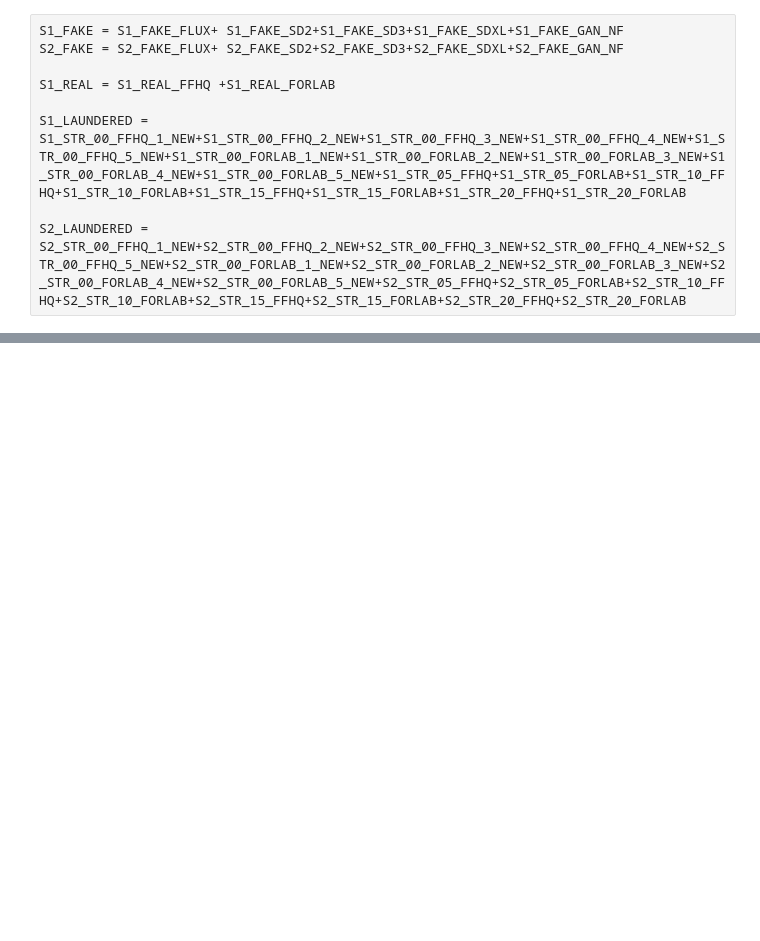
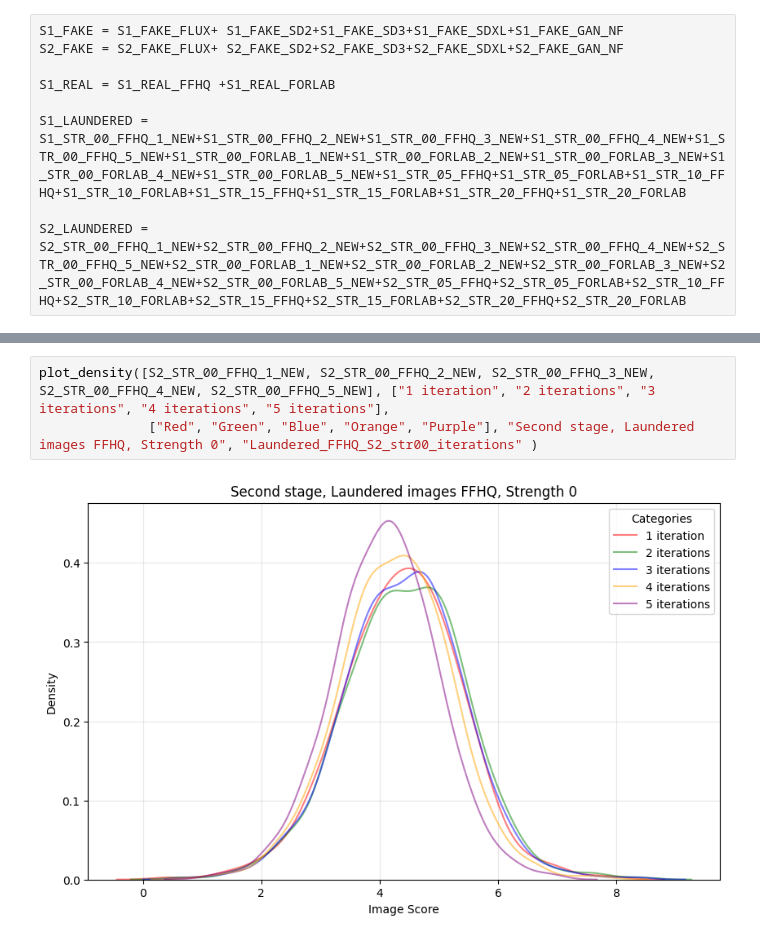
Before and after one commit to mard4/fake-image-detectors, a Jupyter notebook: EXPERIMENTS/plotter.ipynb, the cells around one changed output, grey strips where cells are left out. Saved outputs shown, nothing was run; the diff lists cells and outputs as text; blank space fills up the shorter version.

```diff
--- a/EXPERIMENTS/plotter.ipynb
+++ b/EXPERIMENTS/plotter.ipynb
@@ -243,0 +246,5 @@ plot_density([S2_STR_00_FORLAB_1_NEW, S2_STR_05_FORLAB, S2_STR_10_FORLAB, S2_STR
+# %%
+plot_density([S2_STR_00_FFHQ_1_NEW, S2_STR_00_FFHQ_2_NEW, S2_STR_00_FFHQ_3_NEW, S2_STR_00_FFHQ_4_NEW, S2_STR_00_FFHQ_5_NEW], ["1 iteration", "2 iterations", "3 iterations", "4 iterations", "5 iterations"],
+              ["Red", "Green", "Blue", "Orange", "Purple"], "Second stage, Laundered images FFHQ, Strength 0", "Laundered_FFHQ_S2_str00_iterations" )
+# %% [output]
+[figure, added]
```
Also changed, not shown: parts of 7 cells of this notebook.
